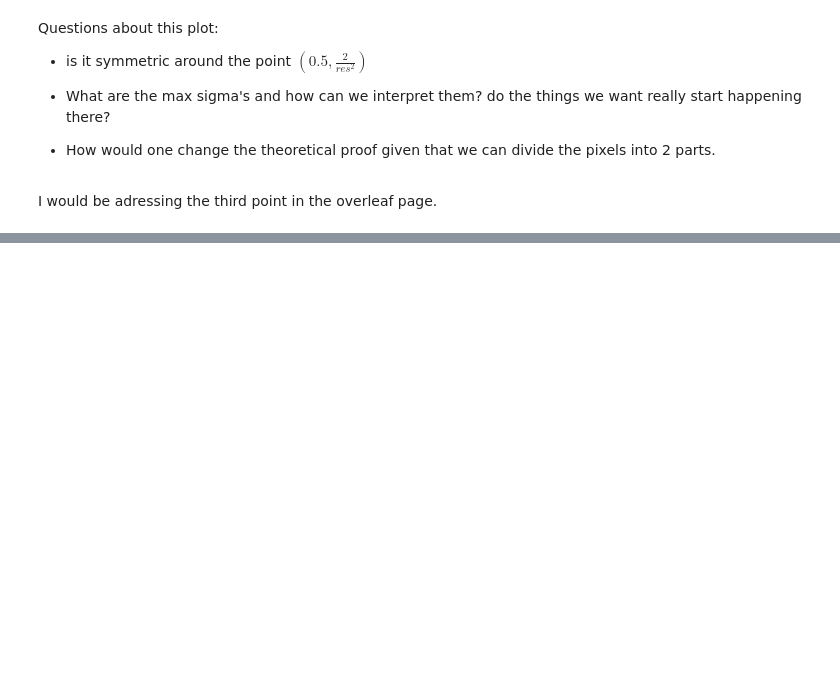
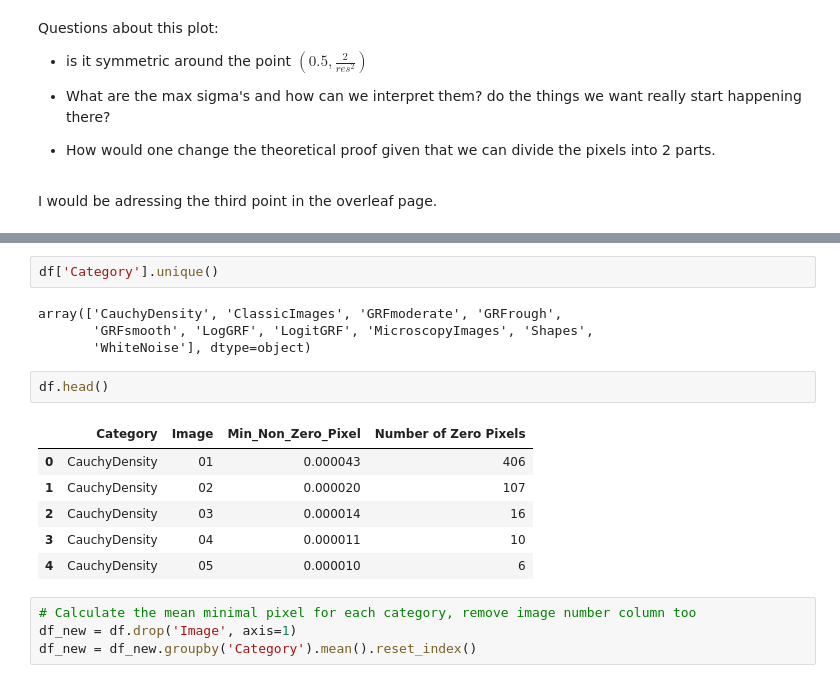
Before and after one commit to warik21/Thesis, a Jupyter notebook: cryo_em_image_eda.ipynb, the cells around one changed output, grey strips where cells are left out. Saved outputs shown, nothing was run; the diff lists cells and outputs as text; blank space fills up the shorter version.

```diff
--- a/cryo_em_image_eda.ipynb
+++ b/cryo_em_image_eda.ipynb
@@ -183,0 +225,19 @@ I would be adressing the third point in the overleaf page.
+# %%
+df['Category'].unique()
+# %% [output]
+array(['CauchyDensity', 'ClassicImages', 'GRFmoderate', 'GRFrough',
+       'GRFsmooth', 'LogGRF', 'LogitGRF', 'MicroscopyImages', 'Shapes',
+       'WhiteNoise'], dtype=object)
+# %%
+df.head()
+# %% [output]
+|  | Category | Image | Min_Non_Zero_Pixel | Number of Zero Pixels |
+| 0 | CauchyDensity | 01 | 0.000043 | 406 |
+| 1 | CauchyDensity | 02 | 0.000020 | 107 |
+| 2 | CauchyDensity | 03 | 0.000014 | 16 |
+| 3 | CauchyDensity | 04 | 0.000011 | 10 |
+| 4 | CauchyDensity | 05 | 0.000010 | 6 |
+# %%
+# Calculate the mean minimal pixel for each category, remove image number column too
+df_new = df.drop('Image', axis=1)
+df_new = df_new.groupby('Category').mean().reset_index()
```
Also changed, not shown: parts of 7 cells of this notebook, 1 other file.
